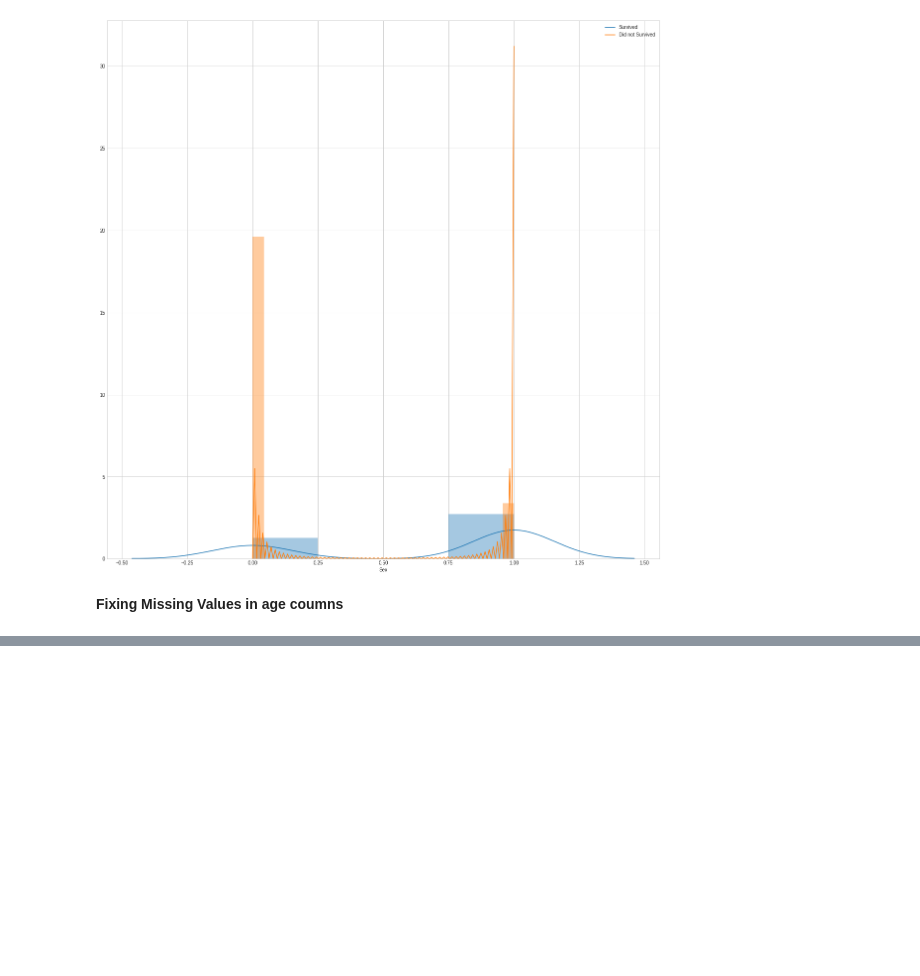
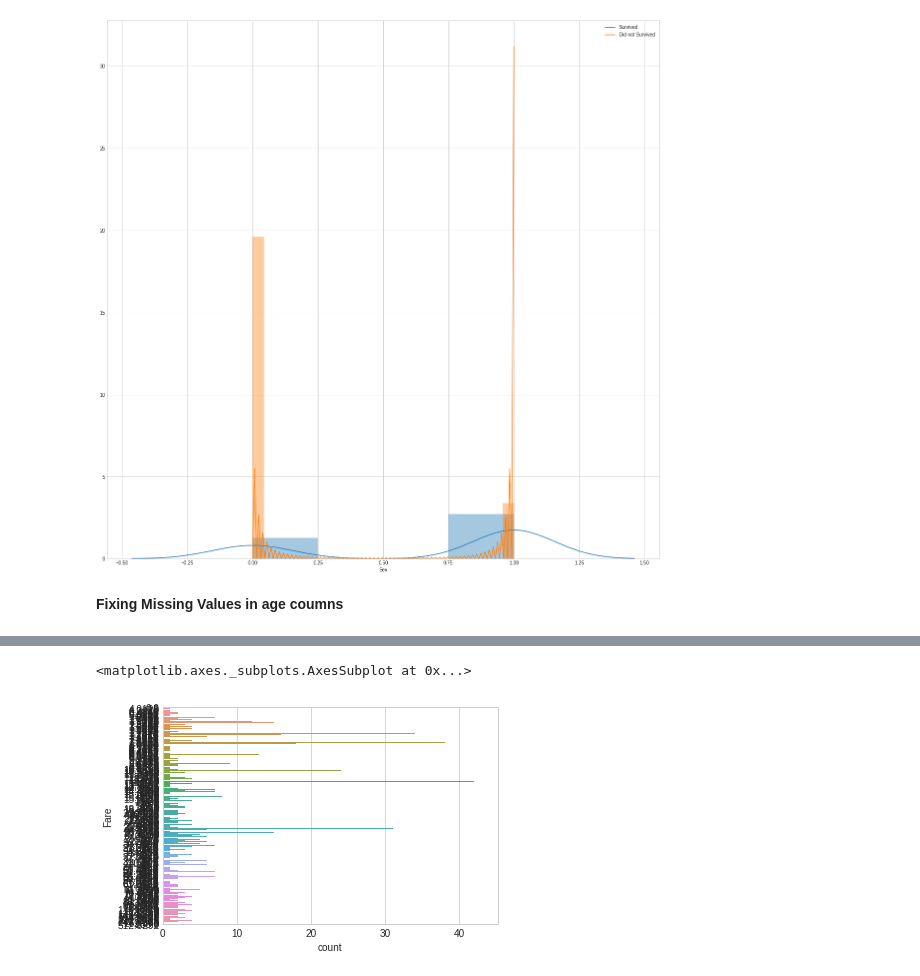
Before and after one commit to bera5186/Titanic-Dataset-EDA, a Jupyter notebook: Titanic-Dataset-EDA.ipynb, the cells around one changed output, grey strips where cells are left out. Cells and saved outputs as stored; diff of their text form; code cells hidden in the pictures; blank space fills up the shorter version.

```diff
--- a/Titanic-Dataset-EDA.ipynb
+++ b/Titanic-Dataset-EDA.ipynb
@@ -265,0 +347,5 @@ dtype: int64
+# %%
+sns.countplot(y='Fare', data=train)
+# %% [output]
+<matplotlib.axes._subplots.AxesSubplot at 0x...>
+[figure, added]
```
Also changed, not shown: parts of 63 cells of this notebook, 29 other files.
